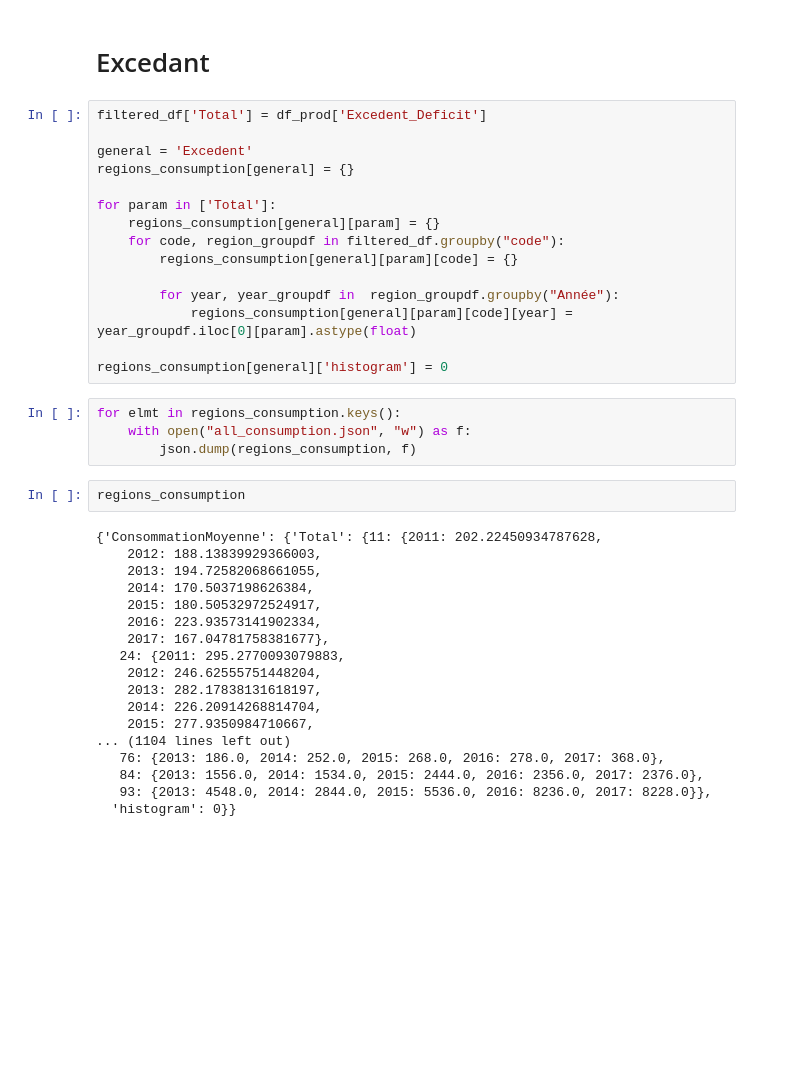
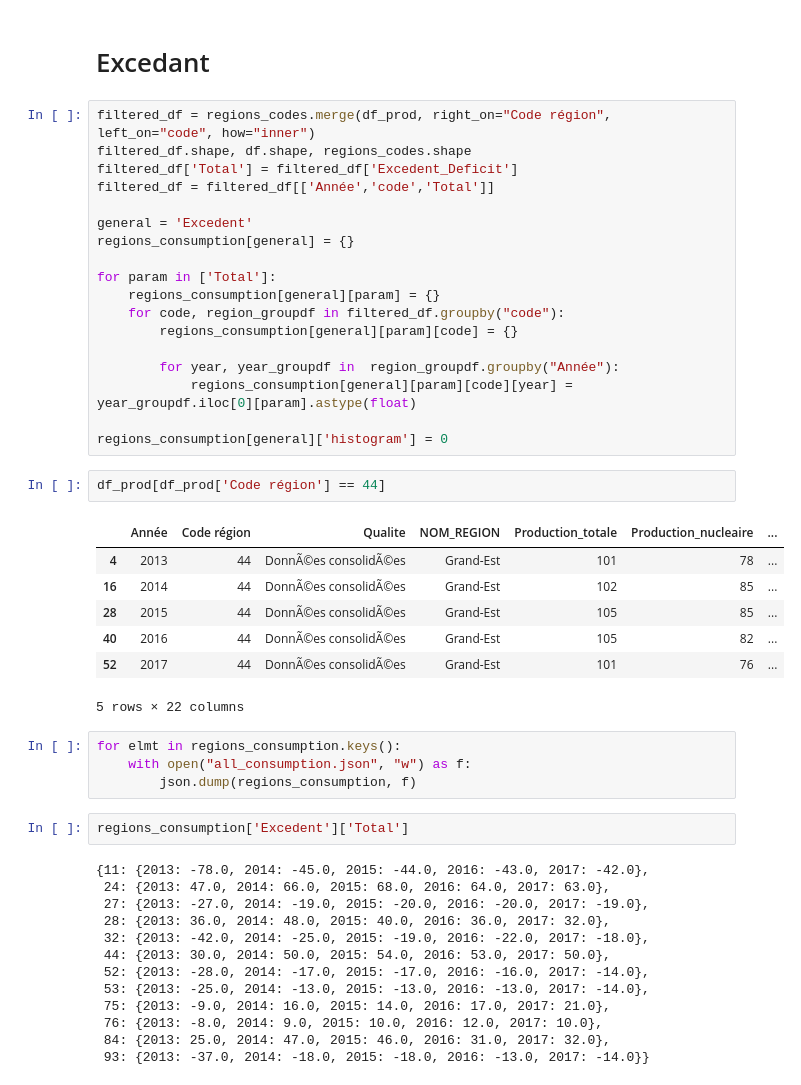
Before and after one commit to kasamoh/Infoviz_telecom, a Jupyter notebook: data_preparation/Colorpleth data preparation.ipynb, the cells around one changed output. Drawn from its saved outputs; the diff is of its cells as text; blank space fills up the shorter version.

```diff
--- a/data_preparation/Colorpleth data preparation.ipynb
+++ b/data_preparation/Colorpleth data preparation.ipynb
@@ -246,7 +241,10 @@ regions_consumption[general]['histogram'] = 0
 # %% [markdown]
 # Excedant
 # %%
-filtered_df['Total'] = df_prod['Excedent_Deficit']
+filtered_df = regions_codes.merge(df_prod, right_on="Code région", left_on="code", how="inner")
+filtered_df.shape, df.shape, regions_codes.shape
+filtered_df['Total'] = filtered_df['Excedent_Deficit']
+filtered_df = filtered_df[['Année','code','Total']]
 
 general = 'Excedent'
 regions_consumption[general] = {}
@@ -260,27 +258,32 @@ for param in ['Total']:
             regions_consumption[general][param][code][year] = year_groupdf.iloc[0][param].astype(float)
 
 regions_consumption[general]['histogram'] = 0
+# %%
+df_prod[df_prod['Code région'] == 44]
+# %% [output]
+|  | Année | Code région | Qualite | NOM_REGION | Production_totale | Production_nucleaire | ... |
+| 4 | 2013 | 44 | DonnÃ©es consolidÃ©es | Grand-Est | 101 | 78 | ... |
+| 16 | 2014 | 44 | DonnÃ©es consolidÃ©es | Grand-Est | 102 | 85 | ... |
+| 28 | 2015 | 44 | DonnÃ©es consolidÃ©es | Grand-Est | 105 | 85 | ... |
+| 40 | 2016 | 44 | DonnÃ©es consolidÃ©es | Grand-Est | 105 | 82 | ... |
+| 52 | 2017 | 44 | DonnÃ©es consolidÃ©es | Grand-Est | 101 | 76 | ... |
+5 rows × 22 columns
 # %%
 for elmt in regions_consumption.keys():
     with open("all_consumption.json", "w") as f:
         json.dump(regions_consumption, f)
 # %%
-regions_consumption
+regions_consumption['Excedent']['Total']
 # %% [output]
-{'ConsommationMoyenne': {'Total': {11: {2011: 202.22450934787628,
-    2012: 188.13839929366003,
-    2013: 194.72582068661055,
-    2014: 170.5037198626384,
-    2015: 180.50532972524917,
-    2016: 223.93573141902334,
-    2017: 167.04781758381677},
-   24: {2011: 295.2770093079883,
-    2012: 246.62555751448204,
-    2013: 282.17838131618197,
-    2014: 226.20914268814704,
-    2015: 277.9350984710667,
-... (1104 lines left out)
-   76: {2013: 186.0, 2014: 252.0, 2015: 268.0, 2016: 278.0, 2017: 368.0},
-   84: {2013: 1556.0, 2014: 1534.0, 2015: 2444.0, 2016: 2356.0, 2017: 2376.0},
-   93: {2013: 4548.0, 2014: 2844.0, 2015: 5536.0, 2016: 8236.0, 2017: 8228.0}},
-  'histogram': 0}}
+{11: {2013: -78.0, 2014: -45.0, 2015: -44.0, 2016: -43.0, 2017: -42.0},
+ 24: {2013: 47.0, 2014: 66.0, 2015: 68.0, 2016: 64.0, 2017: 63.0},
+ 27: {2013: -27.0, 2014: -19.0, 2015: -20.0, 2016: -20.0, 2017: -19.0},
+ 28: {2013: 36.0, 2014: 48.0, 2015: 40.0, 2016: 36.0, 2017: 32.0},
+ 32: {2013: -42.0, 2014: -25.0, 2015: -19.0, 2016: -22.0, 2017: -18.0},
+ 44: {2013: 30.0, 2014: 50.0, 2015: 54.0, 2016: 53.0, 2017: 50.0},
+ 52: {2013: -28.0, 2014: -17.0, 2015: -17.0, 2016: -16.0, 2017: -14.0},
+ 53: {2013: -25.0, 2014: -13.0, 2015: -13.0, 2016: -13.0, 2017: -14.0},
+ 75: {2013: -9.0, 2014: 16.0, 2015: 14.0, 2016: 17.0, 2017: 21.0},
+ 76: {2013: -8.0, 2014: 9.0, 2015: 10.0, 2016: 12.0, 2017: 10.0},
+ 84: {2013: 25.0, 2014: 47.0, 2015: 46.0, 2016: 31.0, 2017: 32.0},
+ 93: {2013: -37.0, 2014: -18.0, 2015: -18.0, 2016: -13.0, 2017: -14.0}}
```
Also changed, not shown: parts of 3 cells of this notebook, 4 other files.
